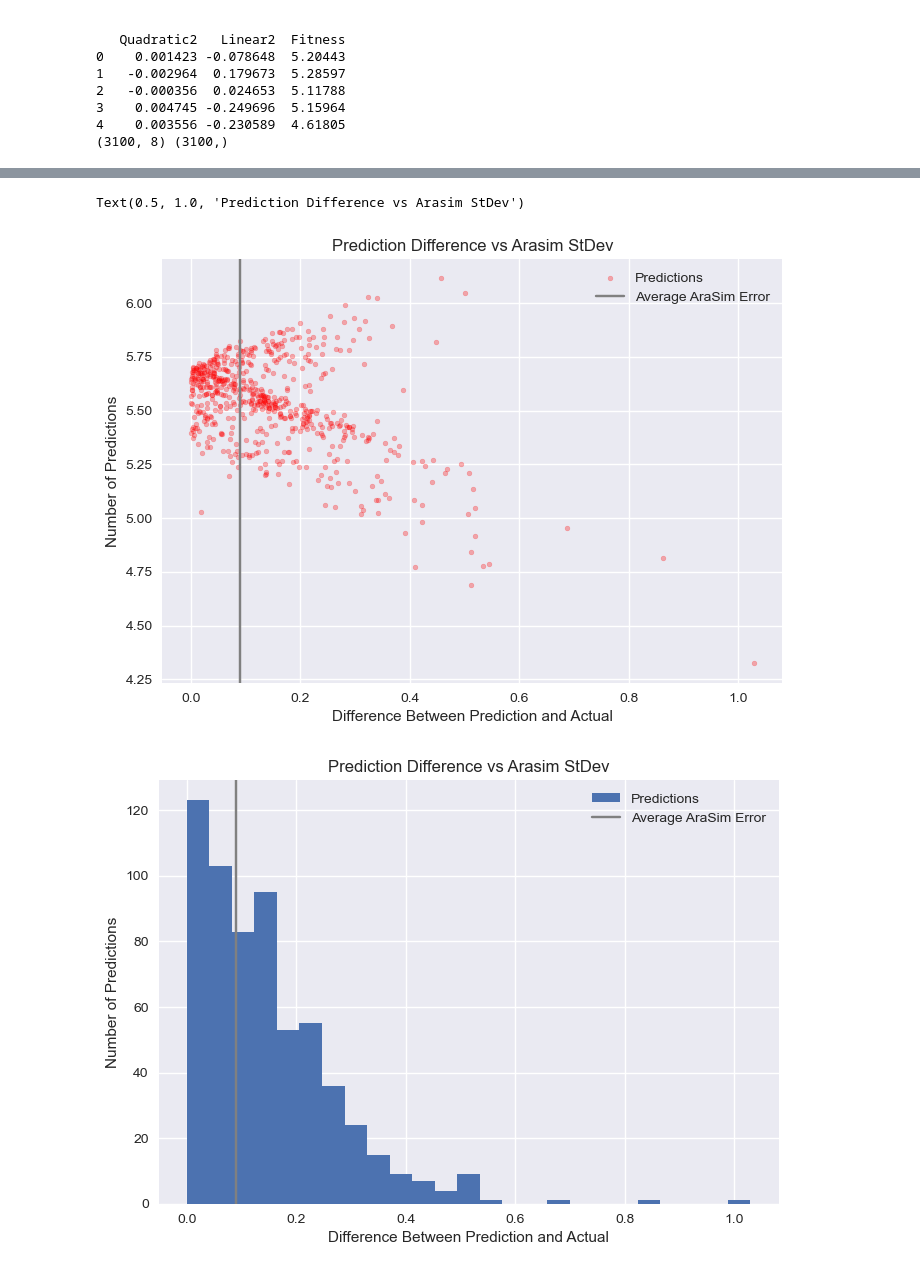
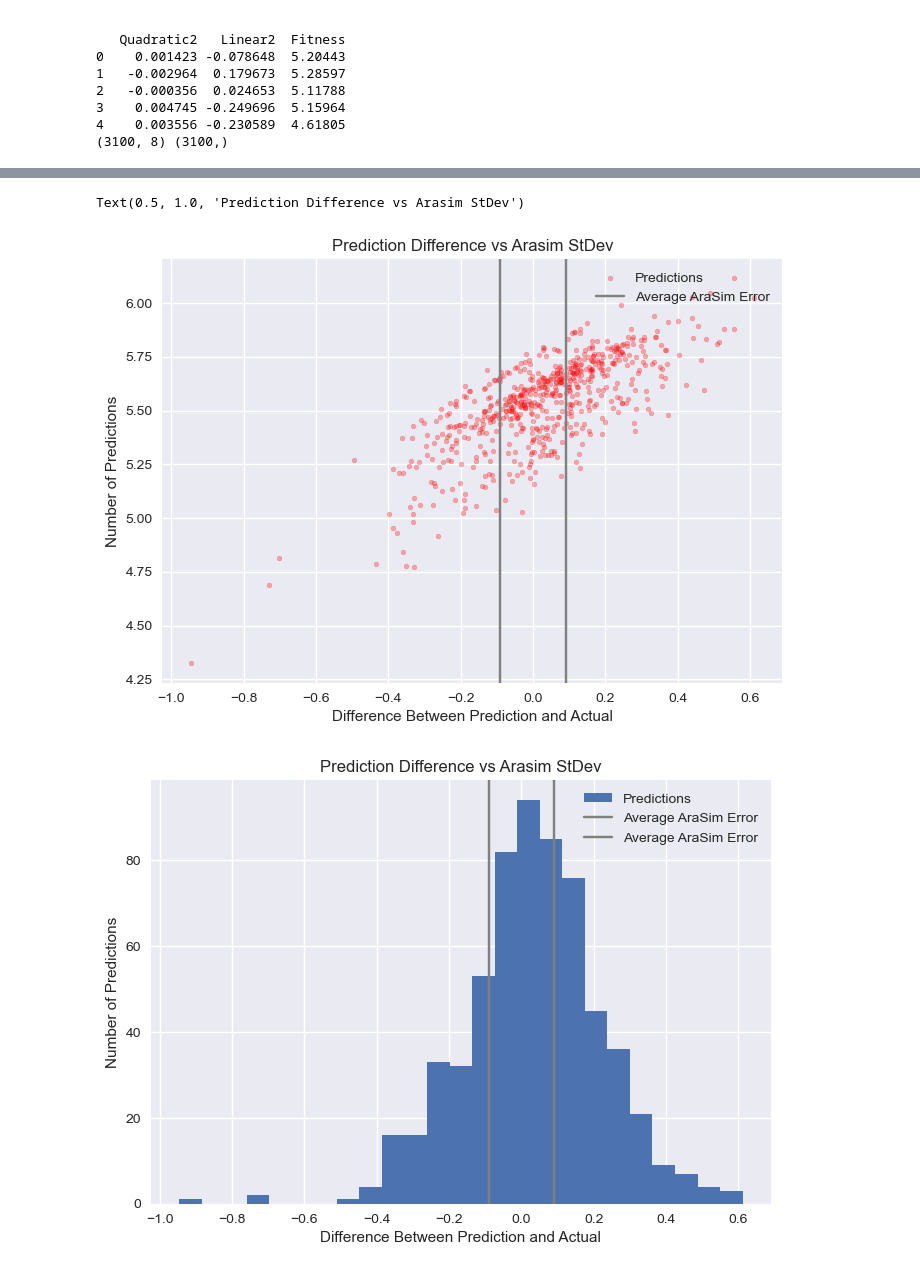
Before and after one commit to dylanwells37/GENETIS_ML, a Jupyter notebook: Regressors/FCNN_GA.ipynb, the cells around one changed output, grey strips where cells are left out. Cells and saved outputs as stored; diff of their text form; code cells hidden in the pictures.

Commit message:
update error analysis

```diff
--- a/Regressors/FCNN_GA.ipynb
+++ b/Regressors/FCNN_GA.ipynb
@@ -151,28 +156,30 @@ Percentage of predicted data within error bars: 39.52
 # %%
 max_array = np.max([x_test_minus_errs, x_test_plus_errs], axis=0)
 mean_err = np.mean(max_array)
-diff_array = [abs(y_test[i] - y_pred[i]) for i in range(len(y_test))]
+diff_array = [y_test[i] - y_pred[i] for i in range(len(y_test))]
 # %%
 plt.scatter(diff_array, y_test, color='red', alpha=0.3, marker='.', label="Predictions")
 plt.axvline(x=mean_err, color="grey", label="Average AraSim Error")
+plt.axvline(x=mean_err*-1, color="grey")#, label="Average AraSim Error")
 plt.ylabel("Number of Predictions")
 plt.xlabel("Difference Between Prediction and Actual")
 plt.legend(loc="upper right")
 plt.title("Prediction Difference vs Arasim StDev")
 # %% [output]
 Text(0.5, 1.0, 'Prediction Difference vs Arasim StDev')
-[figure, old version]
+[figure, new version]
 # %%
 new_arr = [float(diff_array[i]) for i in range(len(diff_array))]
 plt.hist(new_arr, bins=25, label="Predictions")
 plt.axvline(x=mean_err, color="grey", label="Average AraSim Error")
+plt.axvline(x=mean_err*-1, color="grey", label="Average AraSim Error")
 plt.ylabel("Number of Predictions")
 plt.xlabel("Difference Between Prediction and Actual")
 plt.legend(loc="upper right")
 plt.title("Prediction Difference vs Arasim StDev")
 plt.show()
 # %% [output]
-[figure, old version]
+[figure, new version]
 # %%
 X_train, X_test, y_train, y_test = train_test_split(X, y, test_size=0.20, random_state=42)
 x_train_minus_errs, x_test_minus_errs, x_train_plus_errs, x_test_plus_errs= train_test_split(minus_err, plus_err, test_size=0.20, random_state=42)
```
Also changed, not shown: parts of 8 cells of this notebook.
